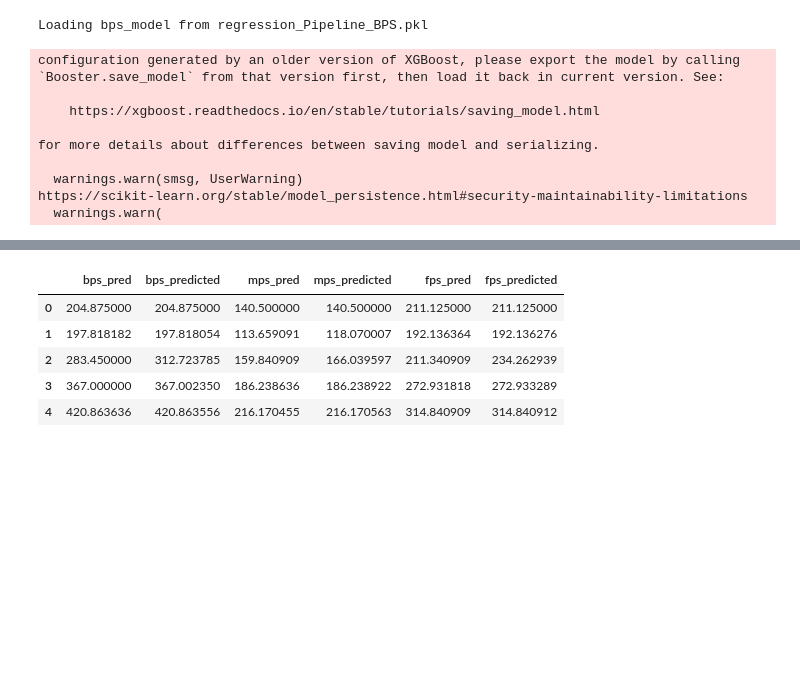
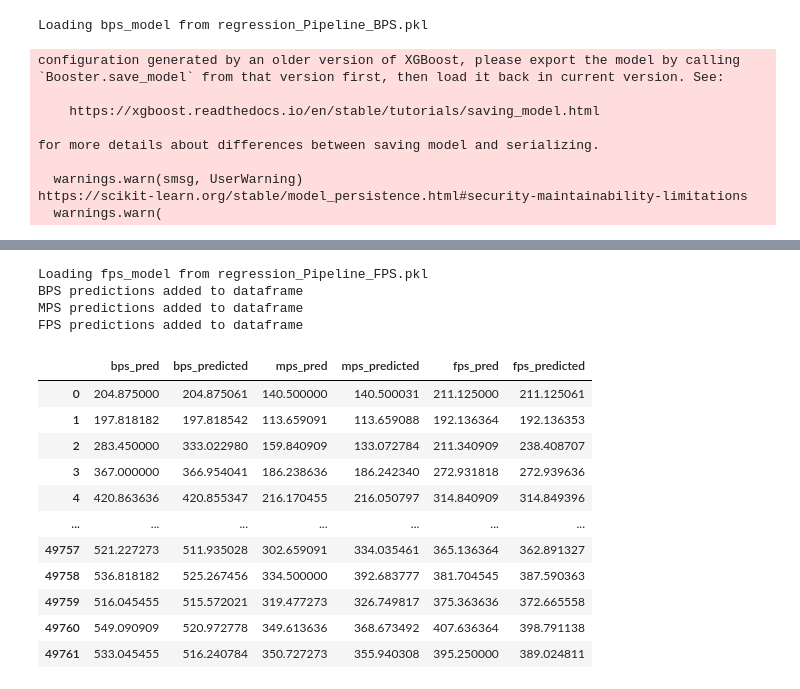
Before and after one commit to ducthinhh1002/ML_Chem, a Jupyter notebook: inference.ipynb, the cells around one changed output, grey strips where cells are left out. Drawn from its saved outputs; the diff is of its cells as text; code cells hidden in the pictures; blank space fills up the shorter version.

```diff
--- a/inference.ipynb
+++ b/inference.ipynb
@@ -9,3 +1,14 @@ input_file2 = "QM9_49762_MLtraining"
+# %%
+model_paths = {
+    'bps_model': 'regression_Pipeline_BPS.pkl',
+    'mps_model': 'regression_Pipeline_MPS.pkl',
+    'fps_model': 'regression_Pipeline_FPS.pkl'
+}
+BPS_features = ['#Accept', '#Donor', '#O/#C', '#C', 'SLogP', '#Ether', '#Nitrile', 'apol', '#R=R', '#Ar-N', '#Ring', '#ArR', 'Vabc', '#Ester', '#AlHR', '#C=O', '#ArHR', '#Imine', '#Bran', 'Radius']
+MPS_features = ['#Donor', '#Accept', 'SLogP', '#Ar-N', 'apol', '#R=R', '#O/#C', '#Ether', '#ArHR', 'Vabc', '#Bran', '#ArR', '#C', '#Imine', '#AlHR', '#Ring', '#SCR', '#SHR', '#Ketone', '#AlCR']
+FPS_features = ['#Accept', 'SLogP', '#Donor', '#C', '#O/#C', '#Ether', 'apol', '#R=R', '#Nitrile', '#Ar-N', '#ArR', '#AlHR', '#Imine', '#ArHR', 'Vabc', '#Ring', '#AlCR', '#Ester', '#C=O', '#SCR']
+input_file1 = "QM9_129440_MLtraining"
+input_file2 = "QM9_49762_MLtraining"
 # %%
 import pandas as pd
 import numpy as np
@@ -61,26 +27,53 @@ for name, path in model_paths.items():
             models[name] = pickle.load(f)
     else:
         print(f"Warning: {path} does not exist")
-
-# Prepare features for prediction
-# Exclude target columns if they exist in the dataframe
-X = df2.drop(columns=['bps_pred', 'mps_pred', 'fps_pred'], errors='ignore')
+X_bps = df2[BPS_features]
+X_mps = df2[MPS_features]
+X_fps = df2[FPS_features]
+for name, path in model_paths.items():
+    if os.path.exists(path):
+        print(f"Loading {name} from {path}")
+        with open(path, 'rb') as f:
+            models[name] = pickle.load(f)
+    else:
+        print(f"Warning: {path} does not exist")
 
 # Make predictions if models were loaded successfully
 if 'bps_model' in models:
-    df2['bps_predicted'] = models['bps_model'].predict(X)
-    print("BPS predictions added to dataframe")
+    # Kiểm tra features tồn tại trong dataframe
+    missing_features = [feat for feat in BPS_features if feat not in df2.columns]
+    if missing_features:
+        print(f"Warning: Missing features for BPS prediction: {missing_features}")
+    else:
+        X_bps = df2[BPS_features]
+        df2['bps_predicted'] = models['bps_model'].predict(X_bps)
+        print("BPS predictions added to dataframe")
 
 if 'mps_model' in models:
-    df2['mps_predicted'] = models['mps_model'].predict(X)
-    print("MPS predictions added to dataframe")
+    missing_features = [feat for feat in MPS_features if feat not in df2.columns]
+    if missing_features:
+        print(f"Warning: Missing features for MPS prediction: {missing_features}")
+    else:
+        X_mps = df2[MPS_features]
+        df2['mps_predicted'] = models['mps_model'].predict(X_mps)
+        print("MPS predictions added to dataframe")
 
 if 'fps_model' in models:
-    df2['fps_predicted'] = models['fps_model'].predict(X)
-    print("FPS predictions added to dataframe")
+    missing_features = [feat for feat in FPS_features if feat not in df2.columns]
+    if missing_features:
+        print(f"Warning: Missing features for FPS prediction: {missing_features}")
+    else:
+        X_fps = df2[FPS_features]
+        df2['fps_predicted'] = models['fps_model'].predict(X_fps)
+        print("FPS predictions added to dataframe")
 
 # Display the dataframe with predictions
-df2[['bps_pred', 'bps_predicted', 'mps_pred', 'mps_predicted', 'fps_pred', 'fps_predicted']].head()
+result_cols = []
+for target in ['bps', 'mps', 'fps']:
+    if f'{target}_pred' in df2.columns and f'{target}_predicted' in df2.columns:
+        result_cols.extend([f'{target}_pred', f'{target}_predicted'])
+
+df2[result_cols]
 # %% [output]
 Loading bps_model from regression_Pipeline_BPS.pkl
 configuration generated by an older version of XGBoost, please export the model by calling
@@ -101,6 +95,16 @@ FPS predictions added to dataframe
+Loading fps_model from regression_Pipeline_FPS.pkl
+BPS predictions added to dataframe
+MPS predictions added to dataframe
+FPS predictions added to dataframe
 |  | bps_pred | bps_predicted | mps_pred | mps_predicted | fps_pred | fps_predicted |
-| 0 | 204.875000 | 204.875000 | 140.500000 | 140.500000 | 211.125000 | 211.125000 |
-| 1 | 197.818182 | 197.818054 | 113.659091 | 118.070007 | 192.136364 | 192.136276 |
-| 2 | 283.450000 | 312.723785 | 159.840909 | 166.039597 | 211.340909 | 234.262939 |
-| 3 | 367.000000 | 367.002350 | 186.238636 | 186.238922 | 272.931818 | 272.933289 |
-| 4 | 420.863636 | 420.863556 | 216.170455 | 216.170563 | 314.840909 | 314.840912 |
+| 0 | 204.875000 | 204.875061 | 140.500000 | 140.500031 | 211.125000 | 211.125061 |
+| 1 | 197.818182 | 197.818542 | 113.659091 | 113.659088 | 192.136364 | 192.136353 |
+| 2 | 283.450000 | 333.022980 | 159.840909 | 133.072784 | 211.340909 | 238.408707 |
+| 3 | 367.000000 | 366.954041 | 186.238636 | 186.242340 | 272.931818 | 272.939636 |
+| 4 | 420.863636 | 420.855347 | 216.170455 | 216.050797 | 314.840909 | 314.849396 |
+| ... | ... | ... | ... | ... | ... | ... |
+| 49757 | 521.227273 | 511.935028 | 302.659091 | 334.035461 | 365.136364 | 362.891327 |
+| 49758 | 536.818182 | 525.267456 | 334.500000 | 392.683777 | 381.704545 | 387.590363 |
+| 49759 | 516.045455 | 515.572021 | 319.477273 | 326.749817 | 375.363636 | 372.665558 |
+| 49760 | 549.090909 | 520.972778 | 349.613636 | 368.673492 | 407.636364 | 398.791138 |
+| 49761 | 533.045455 | 516.240784 | 350.727273 | 355.940308 | 395.250000 | 389.024811 |
```
Also changed, not shown: parts of 3 cells of this notebook, 4 other files.
